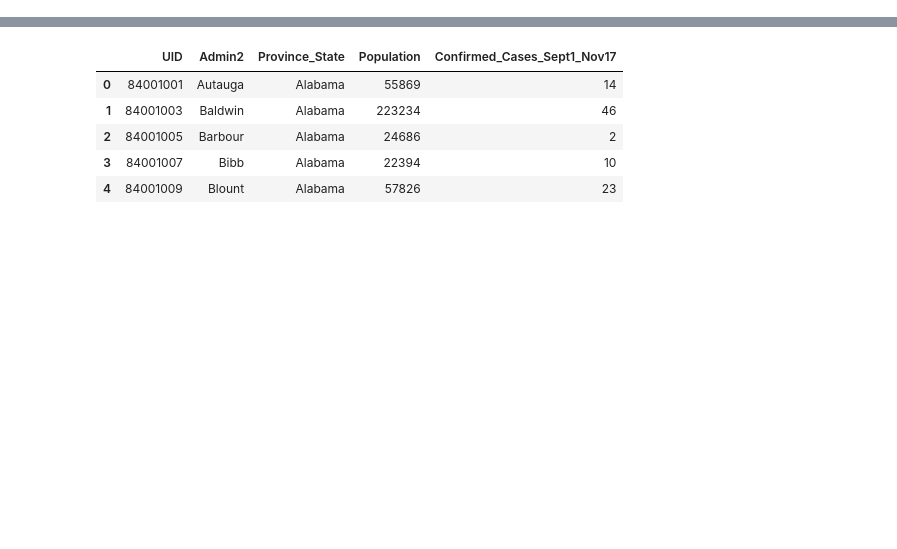
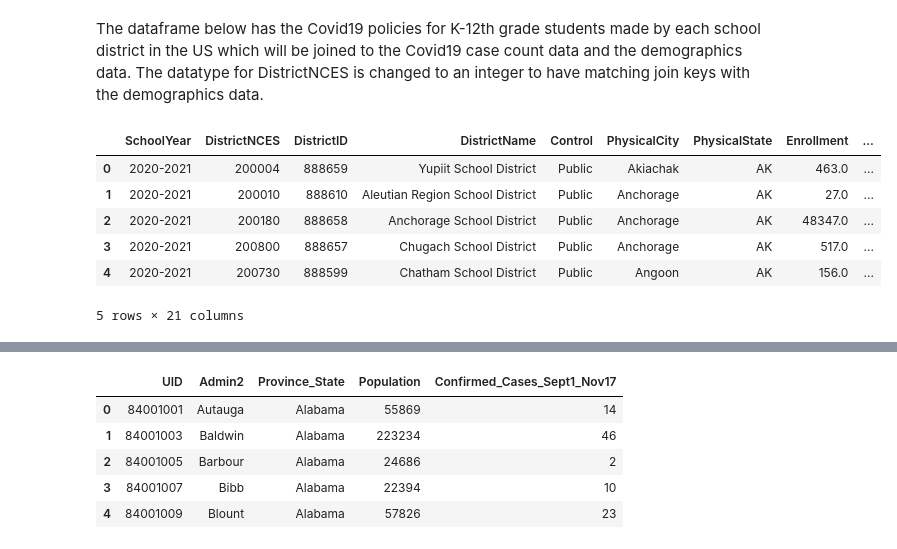
Before and after one commit to NalaniKai/data-512-final, a Jupyter notebook: Covid19ImpactOnEducation.ipynb, the cells around one changed output, grey strips where cells are left out. Drawn from its saved outputs; the diff is of its cells as text; code cells hidden in the pictures; blank space fills up the shorter version.

```diff
--- a/Covid19ImpactOnEducation.ipynb
+++ b/Covid19ImpactOnEducation.ipynb
@@ -125,0 +131,17 @@ df_covid.head()
+# %% [markdown]
+The dataframe below has the Covid19 policies for K-12th grade students made by each school district in the US which will be joined to the Covid19 case count data and the demographics data. The datatype for DistrictNCES is changed to an integer to have matching join keys with the demographics data.
+# %%
+#US k-12th grade covid19 education policies by county
+k_12_education_df = pd.read_csv("Data/Covid19_K-12_Education/covid-data.csv")
+
+#field to join with demographics
+k_12_education_df['DistrictNCES'] = k_12_education_df['DistrictNCES'].apply(lambda f: int(f) if is_integer(f) else -1)
+k_12_education_df.head()
+# %% [output]
+|  | SchoolYear | DistrictNCES | DistrictID | DistrictName | Control | PhysicalCity | PhysicalState | Enrollment | ... |
+| 0 | 2020-2021 | 200004 | 888659 | Yupiit School District | Public | Akiachak | AK | 463.0 | ... |
+| 1 | 2020-2021 | 200010 | 888610 | Aleutian Region School District | Public | Anchorage | AK | 27.0 | ... |
+| 2 | 2020-2021 | 200180 | 888658 | Anchorage School District | Public | Anchorage | AK | 48347.0 | ... |
+| 3 | 2020-2021 | 200800 | 888657 | Chugach School District | Public | Anchorage | AK | 517.0 | ... |
+| 4 | 2020-2021 | 200730 | 888599 | Chatham School District | Public | Angoon | AK | 156.0 | ... |
+5 rows × 21 columns
```
Also changed, not shown: parts of 33 cells of this notebook, 1 other file.
